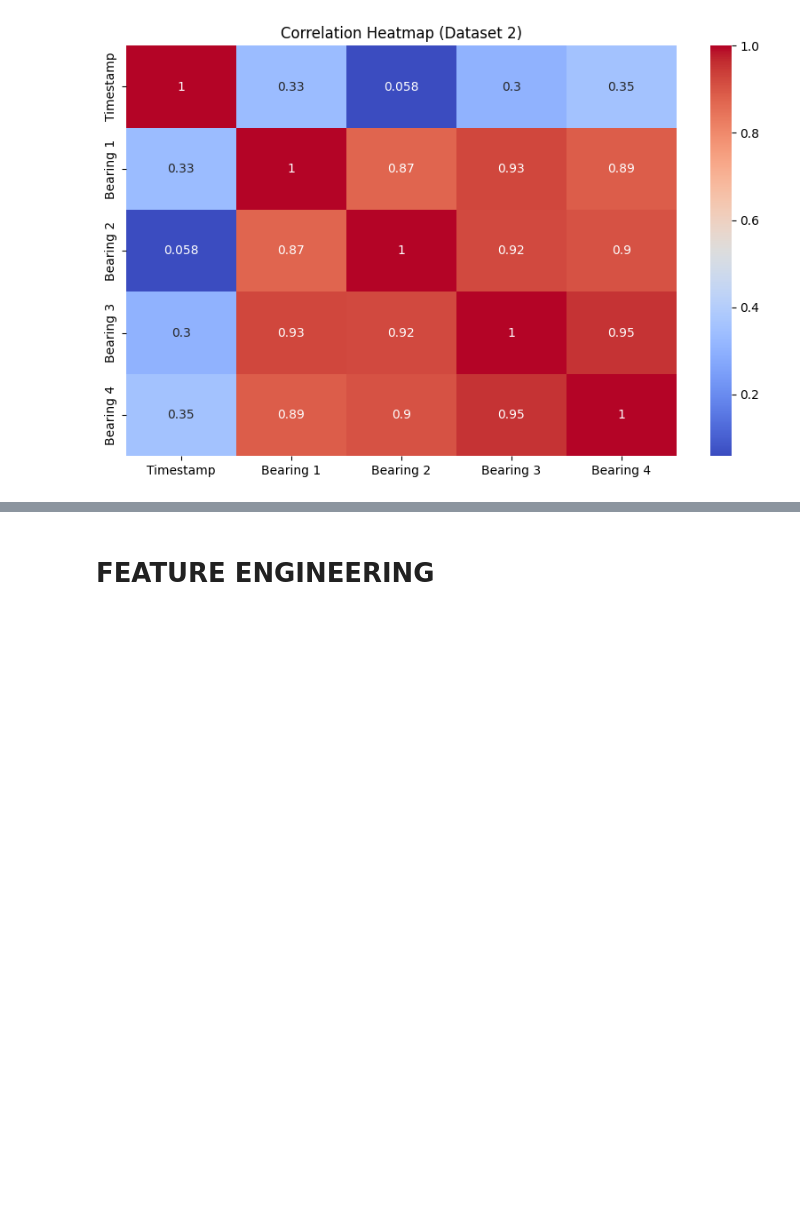
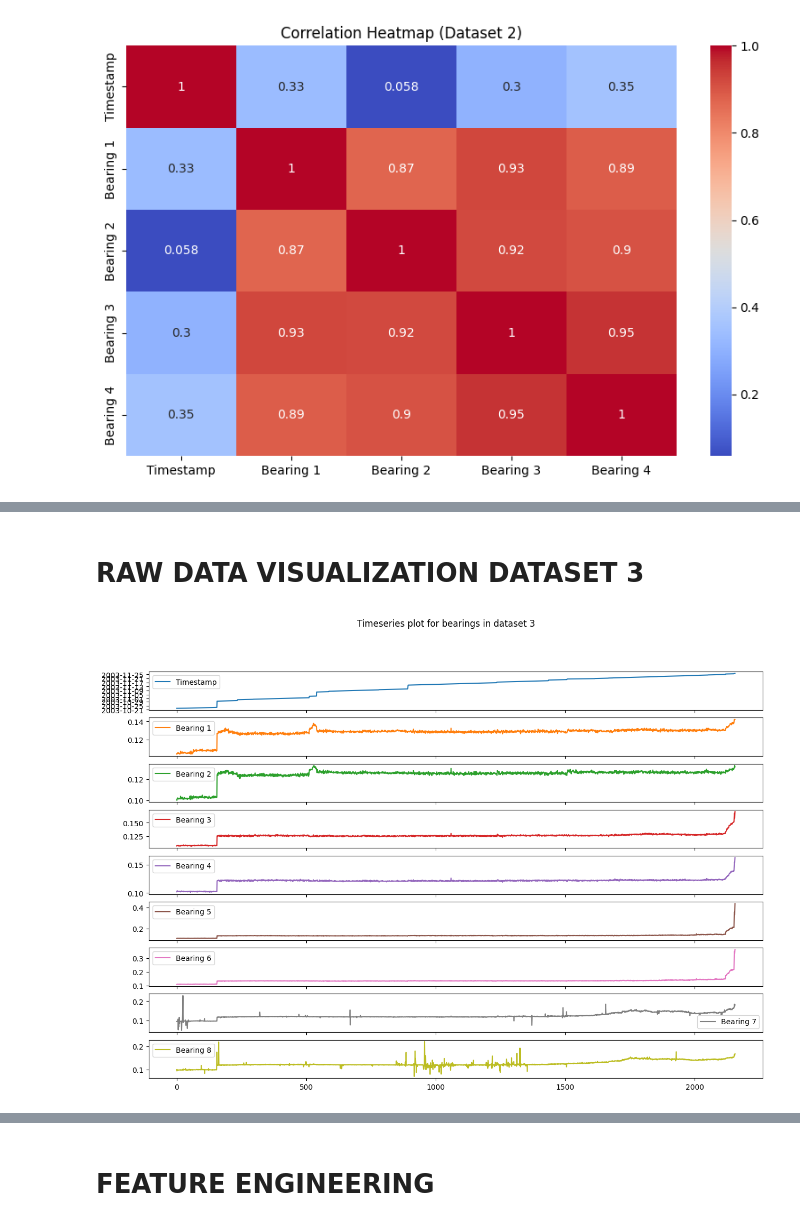
Before and after one commit to noor-prabh/bearing-fault-detection, a Jupyter notebook: predictive_maintenance.ipynb, the cells around one changed output, grey strips where cells are left out. Cells and saved outputs as stored; diff of their text form; code cells hidden in the pictures; blank space fills up the shorter version.

Commit message:
Added dataset 3 and built neural network using RCNN with attention mechanism.

```diff
--- a/predictive_maintenance.ipynb
+++ b/predictive_maintenance.ipynb
@@ -12,6 +13,7 @@ import pandas as pd
 
 df1 = pd.read_csv('dataset1.csv')
 df2 = pd.read_csv('dataset2.csv')
+df3 = pd.read_csv('dataset3.csv')
 # %%
 print(df1.head())
 # %% [output]
@@ -89,12 +146,15 @@ max       0.122483     0.224439     0.543770     0.244897
 # %%
 df1.rename(columns={df1.columns[0]: "Timestamp"}, inplace=True)
 df2.rename(columns={df2.columns[0]: "Timestamp"}, inplace=True)
+df3.rename(columns={df3.columns[0]: "Timestamp"}, inplace=True)
 # %%
 df1["Timestamp"] = pd.to_datetime(df1["Timestamp"])
 df2["Timestamp"] = pd.to_datetime(df2["Timestamp"])
+df3["Timestamp"] = pd.to_datetime(df3["Timestamp"])
 # %%
 df1.drop(columns=["Unnamed: 0"], errors="ignore", inplace=True)
 df2.drop(columns=["Unnamed: 0"], errors="ignore", inplace=True)
+df3.drop(columns=["Unnamed: 0"], errors="ignore", inplace=True)
 # %% [markdown]
 # **VISUALIZING RAW DATASET 1**
 # %%
@@ -172,0 +216,8 @@ print(df1.head())
+# %% [markdown]
+# **RAW DATA VISUALIZATION DATASET 3**
+# %%
+df3.plot(subplots=True, figsize=(15,10))
+plt.suptitle('Timeseries plot for bearings in dataset 3')
+plt.show()
+# %% [output]
+[figure, added]
```
Also changed, not shown: parts of 30 cells of this notebook.
